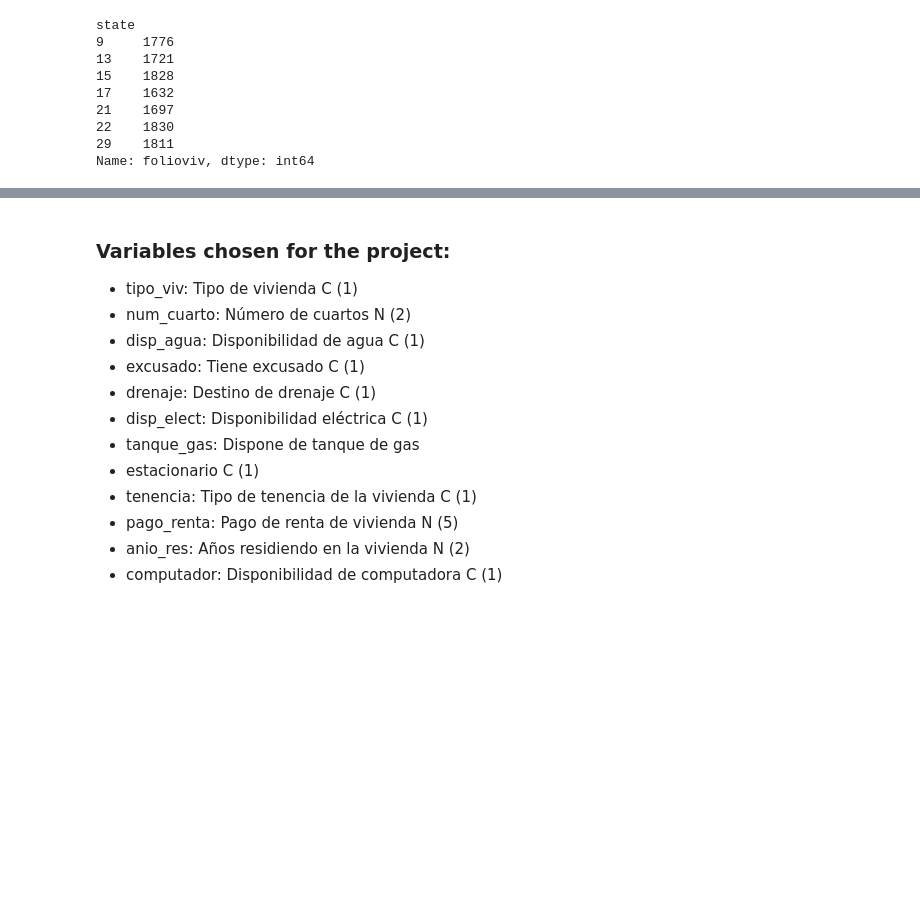
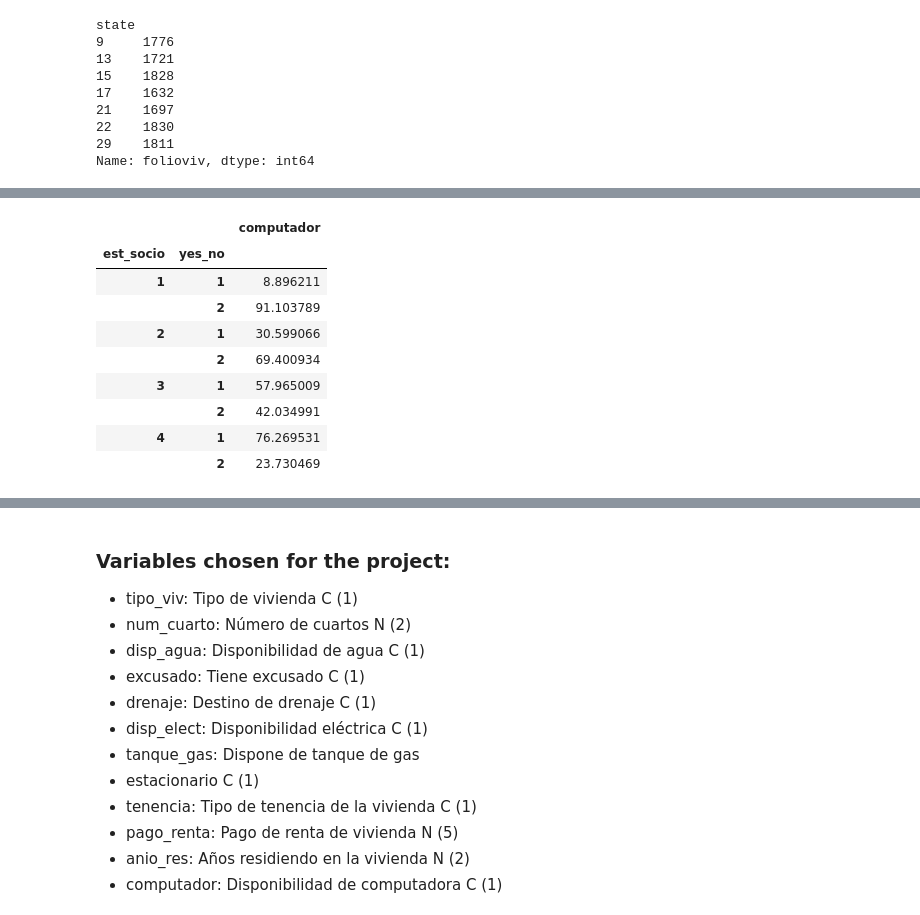
Before and after one commit to bkachava/d5survey, a Jupyter notebook: Notebooks/data_mega_ENH.ipynb, the cells around one changed output, grey strips where cells are left out. Cells and saved outputs as stored; diff of their text form; code cells hidden in the pictures; blank space fills up the shorter version.

```diff
--- a/Notebooks/data_mega_ENH.ipynb
+++ b/Notebooks/data_mega_ENH.ipynb
@@ -181,0 +241,19 @@ Name: ubica_geo, Length: 249, dtype: int64
+# %%
+# Calculate the percentages of the field computador
+comp = graph_df.groupby(['est_socio', 'yes_no']).agg({'computador': 'sum'})
+# Change: groupby and divide by sum
+pcts = comp.groupby(level=0).apply(lambda x:100 * x / float(x.sum()))
+# %%
+# Show results
+pcts
+# %% [output]
+|  |  | computador |
+| est_socio | yes_no |  |
+| 1 | 1 | 8.896211 |
+|  | 2 | 91.103789 |
+| 2 | 1 | 30.599066 |
+|  | 2 | 69.400934 |
+| 3 | 1 | 57.965009 |
+|  | 2 | 42.034991 |
+| 4 | 1 | 76.269531 |
+|  | 2 | 23.730469 |
```
Also changed, not shown: parts of 19 cells of this notebook.
